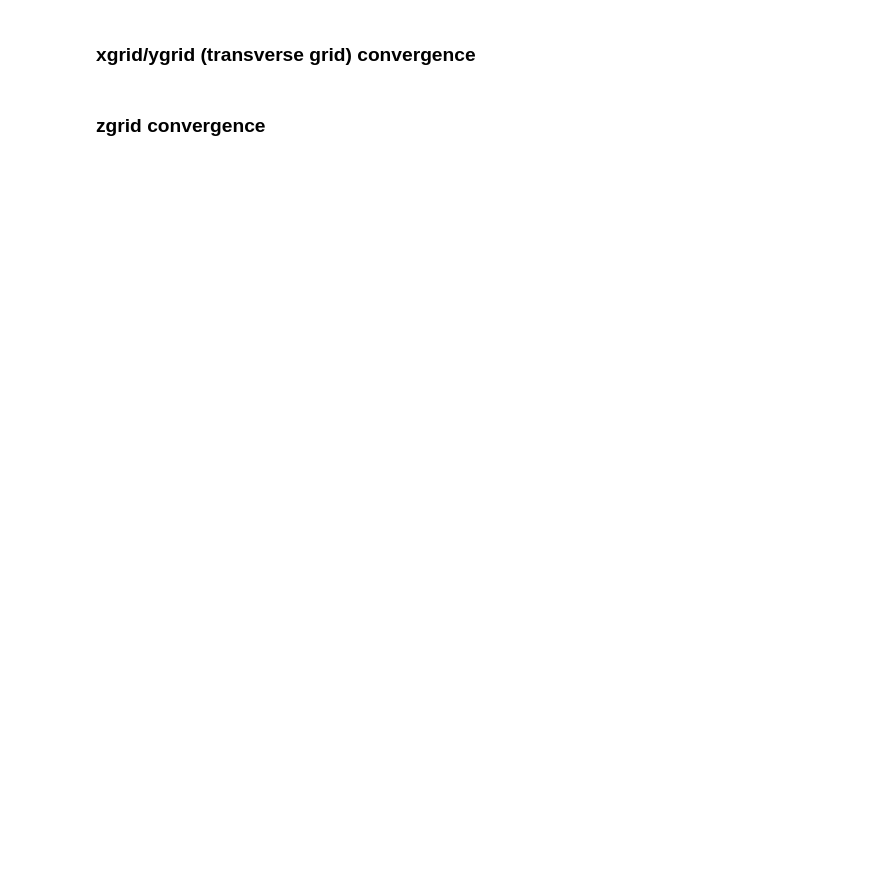
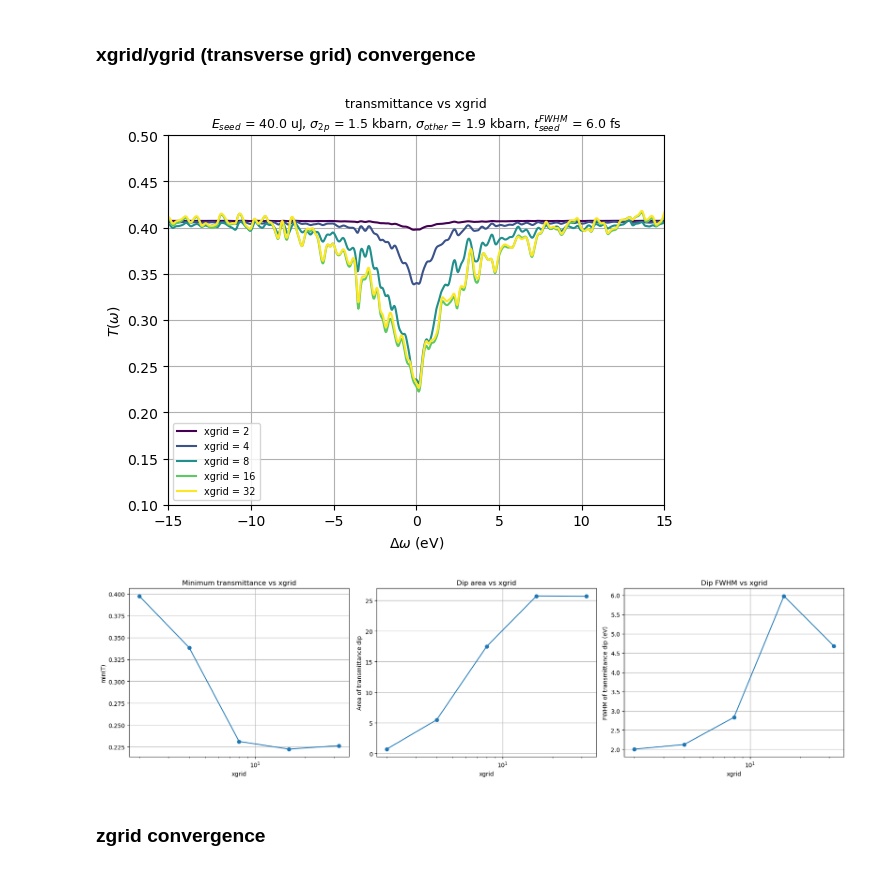
Before and after one commit to P4GAN/Cu-RSA-XFEL-Simulation, a Jupyter notebook: notebooks/plot-convergence-sweep.ipynb, the cells around one changed output. Drawn from its saved outputs; the diff is of its cells as text; code cells hidden in the pictures; blank space fills up the shorter version.

```diff
--- a/notebooks/plot-convergence-sweep.ipynb
+++ b/notebooks/plot-convergence-sweep.ipynb
@@ -179,10 +183,13 @@ _ = plot_transmittance_sweep(sorted_arrays_tgrid, aux_data_tgrid, grid_label='tg
 # %% [markdown]
 ### xgrid/ygrid (transverse grid) convergence
 # %%
-data_path_xygrid = "../data/convergence_xygrid_JOBID"
+data_path_xygrid = "../data/convergence_xygrid_24005652"
 
 sorted_arrays_xygrid, aux_data_xygrid = data_from_folder(data_path_xygrid, grid_key='xgrid')
 _ = plot_transmittance_sweep(sorted_arrays_xygrid, aux_data_xygrid, grid_label='xgrid')
+# %% [output]
+[figure, added]
+[figure, added]
 # %% [markdown]
 ### zgrid convergence
 # %%
```
Also changed, not shown: parts of 3 cells of this notebook.
